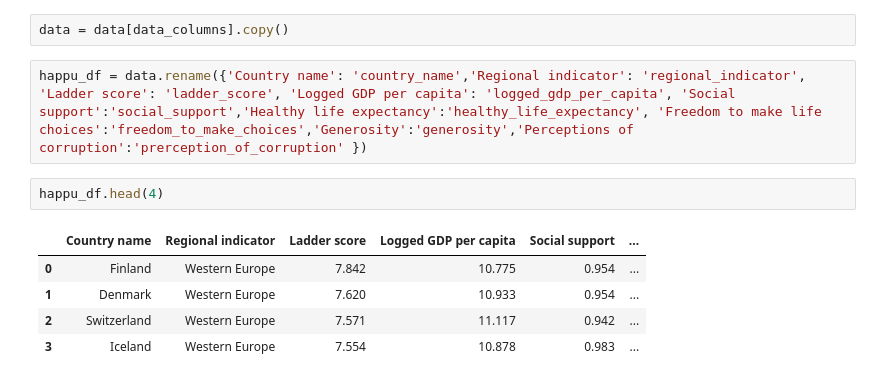
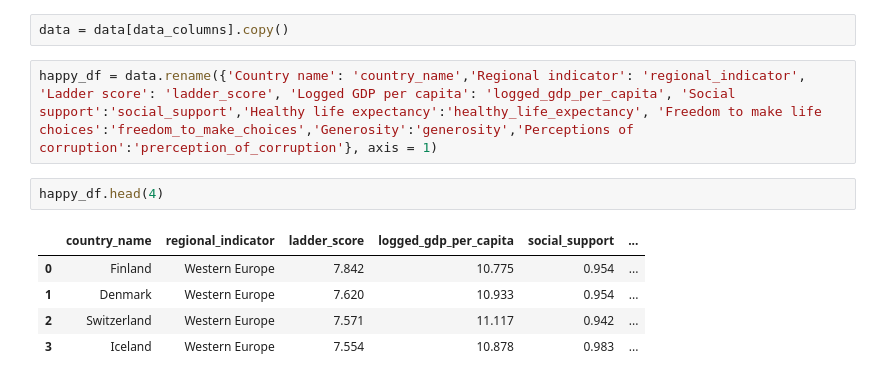
Before and after one commit to Rishiraj-singh7/World-Happiness-Report-, a Jupyter notebook: main.ipynb, the cells around one changed output. Cells and saved outputs as stored; diff of their text form.

```diff
--- a/main.ipynb
+++ b/main.ipynb
@@ -107,11 +107,11 @@ data_columns = ['Country name','Regional indicator', 'Ladder score','Logged GDP
 # %%
 data = data[data_columns].copy()
 # %%
-happu_df = data.rename({'Country name': 'country_name','Regional indicator': 'regional_indicator', 'Ladder score': 'ladder_score', 'Logged GDP per capita': 'logged_gdp_per_capita', 'Social support':'social_support','Healthy life expectancy':'healthy_life_expectancy', 'Freedom to make life choices':'freedom_to_make_choices','Generosity':'generosity','Perceptions of corruption':'prerception_of_corruption' })
+happy_df = data.rename({'Country name': 'country_name','Regional indicator': 'regional_indicator', 'Ladder score': 'ladder_score', 'Logged GDP per capita': 'logged_gdp_per_capita', 'Social support':'social_support','Healthy life expectancy':'healthy_life_expectancy', 'Freedom to make life choices':'freedom_to_make_choices','Generosity':'generosity','Perceptions of corruption':'prerception_of_corruption'}, axis = 1)
 # %%
-happu_df.head(4)
+happy_df.head(4)
 # %% [output]
-|  | Country name | Regional indicator | Ladder score | Logged GDP per capita | Social support | ... |
+|  | country_name | regional_indicator | ladder_score | logged_gdp_per_capita | social_support | ... |
 | 0 | Finland | Western Europe | 7.842 | 10.775 | 0.954 | ... |
 | 1 | Denmark | Western Europe | 7.620 | 10.933 | 0.954 | ... |
 | 2 | Switzerland | Western Europe | 7.571 | 11.117 | 0.942 | ... |
```
Also changed, not shown: parts of 6 cells of this notebook.
